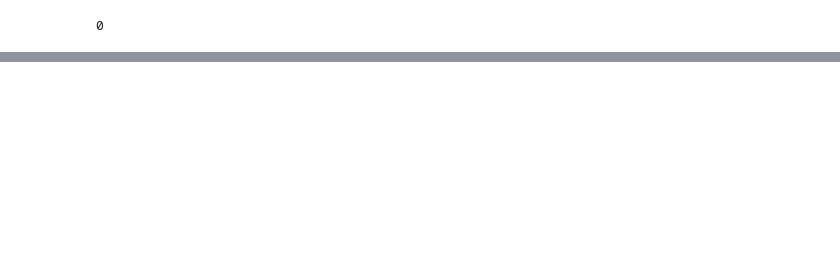
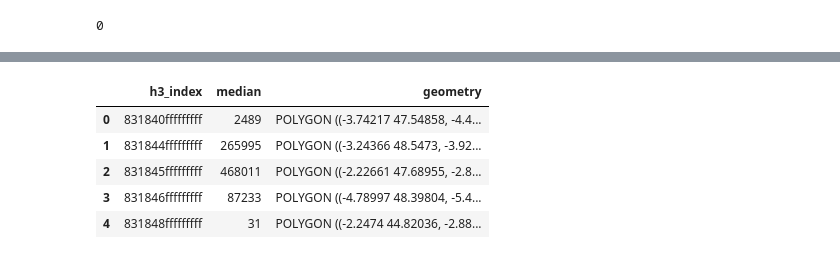
Before and after one commit to m-ligeret/price-signals-construction-activity, a Jupyter notebook: data_cleaning_trans.ipynb, the cells around one changed output, grey strips where cells are left out. Saved outputs shown, nothing was run; the diff lists cells and outputs as text; code cells hidden in the pictures; blank space fills up the shorter version.

```diff
--- a/data_cleaning_trans.ipynb
+++ b/data_cleaning_trans.ipynb
@@ -415,3 +459,12 @@ m = gdf_h3.explore(
 m
 # %% [output]
 [interactive output not drawn]
+# %%
+gdf_h3.head()
+# %% [output]
+|  | h3_index | median | geometry |
+| 0 | 831840fffffffff | 2489 | POLYGON ((-3.74217 47.54858, -4.4... |
+| 1 | 831844fffffffff | 265995 | POLYGON ((-3.24366 48.5473, -3.92... |
+| 2 | 831845fffffffff | 468011 | POLYGON ((-2.22661 47.68955, -2.8... |
+| 3 | 831846fffffffff | 87233 | POLYGON ((-4.78997 48.39804, -5.4... |
+| 4 | 831848fffffffff | 31 | POLYGON ((-2.2474 44.82036, -2.88... |
```
Also changed, not shown: parts of 26 cells of this notebook, 1 other file.
